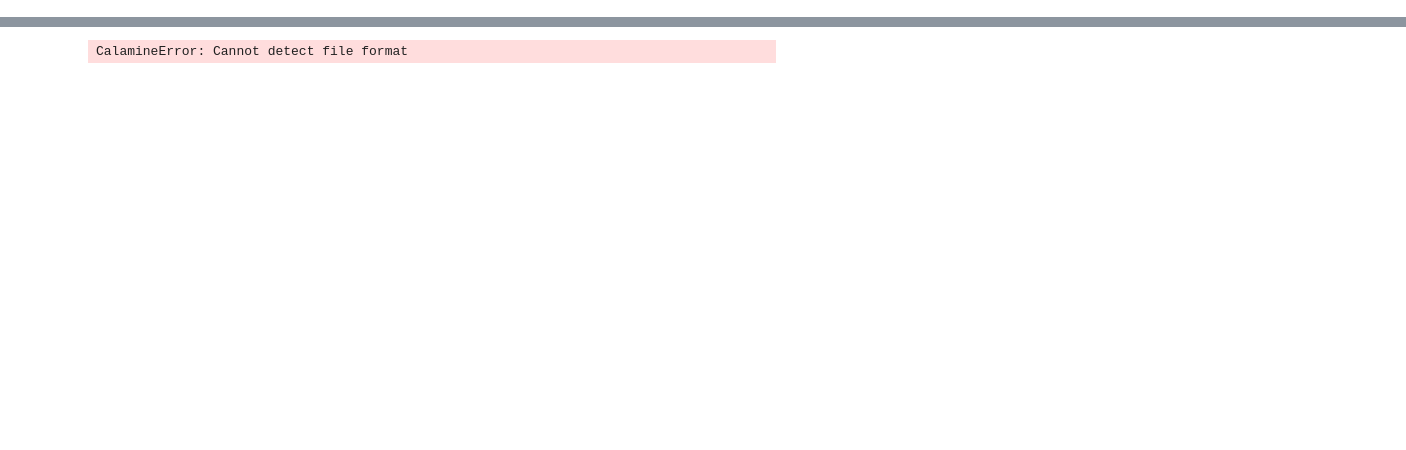
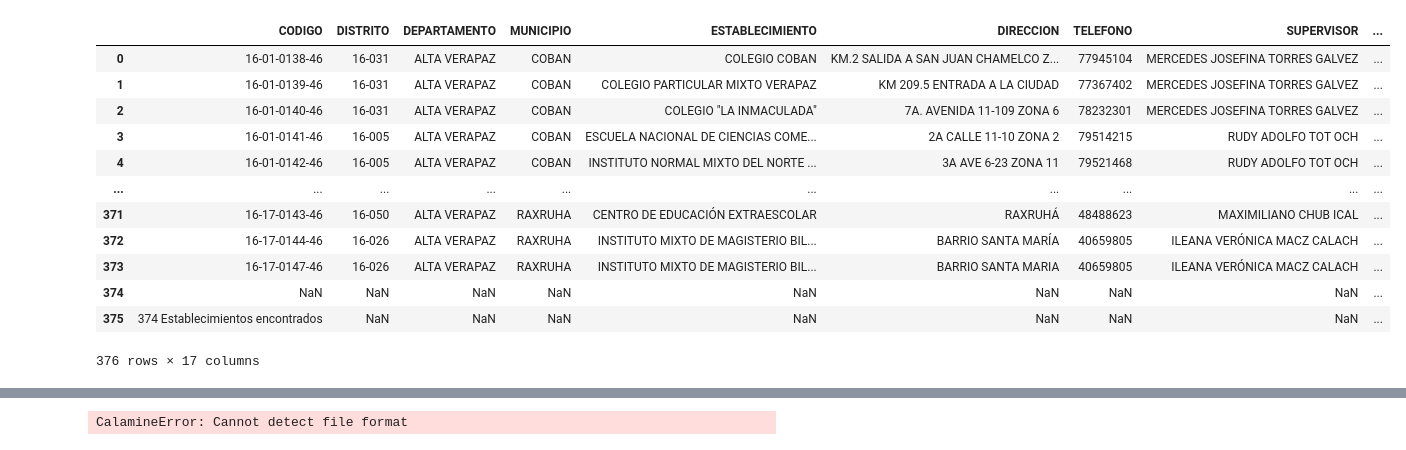
Before and after one commit to robertriosm/ds-project-1, a Jupyter notebook: main.ipynb, the cells around one changed output, grey strips where cells are left out. Cells and saved outputs as stored; diff of their text form; code cells hidden in the pictures; blank space fills up the shorter version.

```diff
--- a/main.ipynb
+++ b/main.ipynb
@@ -2,0 +84,17 @@ import pandas as pd
+# %%
+df = pd.read_excel('Datos/Alta Verapaz.xlsx', engine='openpyxl', sheet_name='Alta Verapaz', header=1)
+df
+# %% [output]
+|  | CODIGO | DISTRITO | DEPARTAMENTO | MUNICIPIO | ESTABLECIMIENTO | DIRECCION | TELEFONO | SUPERVISOR | ... |
+| 0 | 16-01-0138-46 | 16-031 | ALTA VERAPAZ | COBAN | COLEGIO COBAN | KM.2 SALIDA A SAN JUAN CHAMELCO Z... | 77945104 | MERCEDES JOSEFINA TORRES GALVEZ | ... |
+| 1 | 16-01-0139-46 | 16-031 | ALTA VERAPAZ | COBAN | COLEGIO PARTICULAR MIXTO VERAPAZ | KM 209.5 ENTRADA A LA CIUDAD | 77367402 | MERCEDES JOSEFINA TORRES GALVEZ | ... |
+| 2 | 16-01-0140-46 | 16-031 | ALTA VERAPAZ | COBAN | COLEGIO "LA INMACULADA" | 7A. AVENIDA 11-109 ZONA 6 | 78232301 | MERCEDES JOSEFINA TORRES GALVEZ | ... |
+| 3 | 16-01-0141-46 | 16-005 | ALTA VERAPAZ | COBAN | ESCUELA NACIONAL DE CIENCIAS COME... | 2A CALLE 11-10 ZONA 2 | 79514215 | RUDY ADOLFO TOT OCH | ... |
+| 4 | 16-01-0142-46 | 16-005 | ALTA VERAPAZ | COBAN | INSTITUTO NORMAL MIXTO DEL NORTE ... | 3A AVE 6-23 ZONA 11 | 79521468 | RUDY ADOLFO TOT OCH | ... |
+| ... | ... | ... | ... | ... | ... | ... | ... | ... | ... |
+| 371 | 16-17-0143-46 | 16-050 | ALTA VERAPAZ | RAXRUHA | CENTRO DE EDUCACIÓN EXTRAESCOLAR | RAXRUHÁ | 48488623 | MAXIMILIANO CHUB ICAL | ... |
+| 372 | 16-17-0144-46 | 16-026 | ALTA VERAPAZ | RAXRUHA | INSTITUTO MIXTO DE MAGISTERIO BIL... | BARRIO SANTA MARÍA | 40659805 | ILEANA VERÓNICA MACZ CALACH | ... |
+| 373 | 16-17-0147-46 | 16-026 | ALTA VERAPAZ | RAXRUHA | INSTITUTO MIXTO DE MAGISTERIO BIL... | BARRIO SANTA MARIA | 40659805 | ILEANA VERÓNICA MACZ CALACH | ... |
+| 374 | NaN | NaN | NaN | NaN | NaN | NaN | NaN | NaN | ... |
+| 375 | 374 Establecimientos encontrados | NaN | NaN | NaN | NaN | NaN | NaN | NaN | ... |
+376 rows × 17 columns
```
Also changed, not shown: parts of 8 cells of this notebook, 23 other files.
